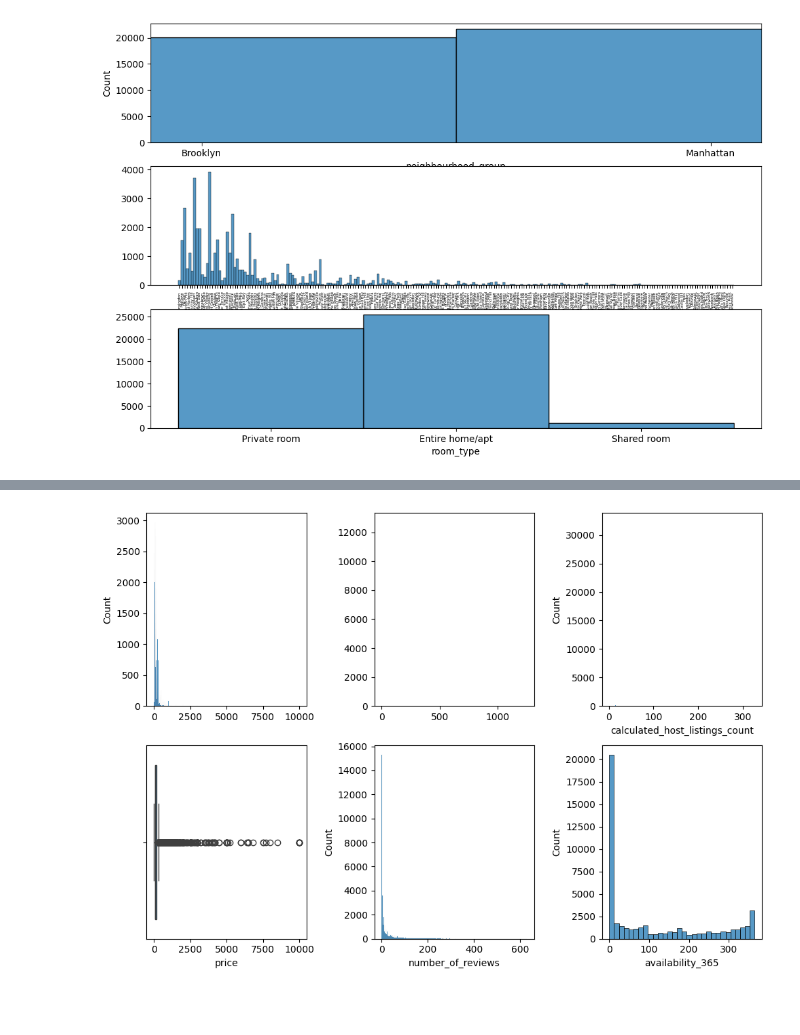
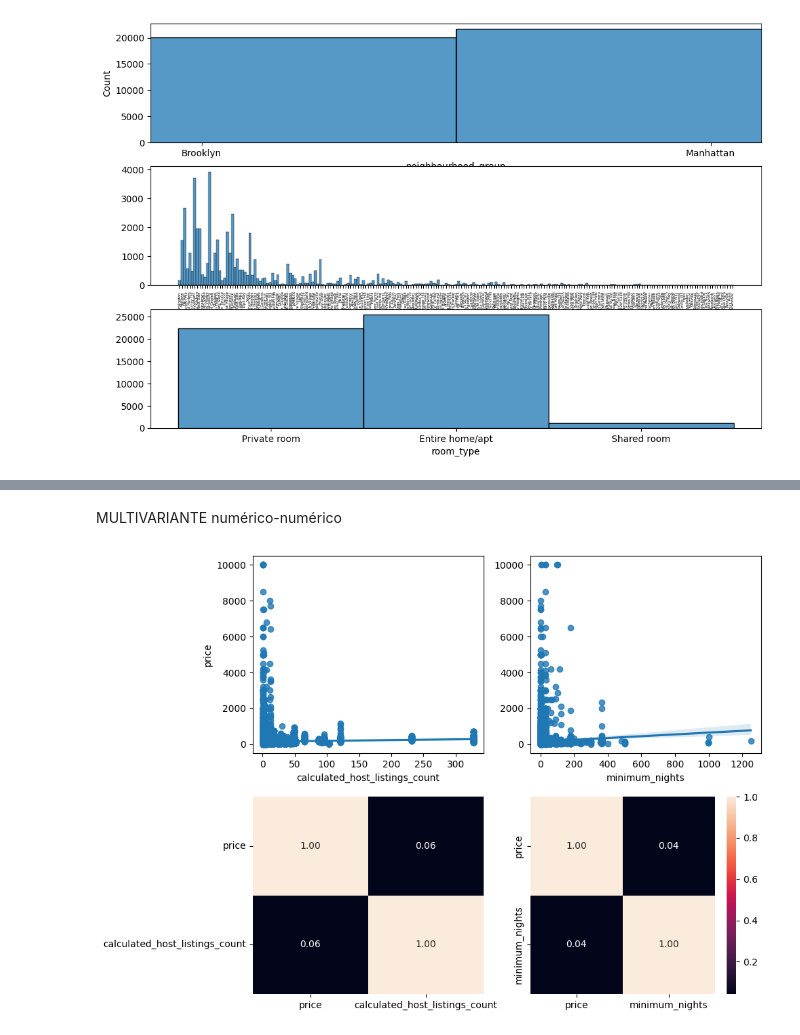
Before and after one commit to 4GeeksAcademy/ginappedrosa-machine-learning-python-template, a Jupyter notebook: src/explore.ipynb, the cells around one changed output, grey strips where cells are left out. Drawn from its saved outputs; the diff is of its cells as text; code cells hidden in the pictures; blank space fills up the shorter version.

```diff
--- a/src/explore.ipynb
+++ b/src/explore.ipynb
@@ -84,19 +105,18 @@ plt.show()
+# %% [markdown]
+MULTIVARIANTE numérico-numérico
 # %%
-# NUMÉRICAS
 
+fig, axis = plt.subplots(2, 2, figsize = (10, 7))
 
-fig, axis = plt.subplots(2, 3, figsize = (10, 7), gridspec_kw={'height_ratios': [3, 3]})
+sns.regplot(ax = axis[0, 0], data = total_data, x = "calculated_host_listings_count", y = "price")
+sns.heatmap(total_data[["price", "calculated_host_listings_count"]].corr(), annot = True, fmt = ".2f", ax = axis[1, 0], cbar = False)
+sns.regplot(ax = axis[0, 1], data = total_data, x = "minimum_nights", y = "price").set(ylabel=None)
+sns.heatmap(total_data[["price", "minimum_nights"]].corr(), annot = True, fmt = ".2f", ax = axis[1, 1])
 
+# Ajustar el layout
+plt.tight_layout()
 
-
-sns.histplot(ax = axis[0, 0], data = total_data, x = "price").set(xlabel = None)
-sns.histplot(ax = axis[0, 1], data = total_data, x = "minimum_nights").set(xlabel = None, ylabel = None)
-sns.histplot(ax = axis[0,2], data = total_data, x = "calculated_host_listings_count")
-sns.boxplot(ax = axis[1, 0], data = total_data, x = "price")
-sns.histplot(ax = axis[1,1], data = total_data, x = "number_of_reviews")
-sns.histplot(ax = axis[1,2], data = total_data, x = "availability_365")
-
-plt.tight_layout()
+# Mostrar el plot
 plt.show()
 # %% [output]
-[figure, old version]
+[figure, new version]
```
Also changed, not shown: parts of 17 cells of this notebook, 2 other files.
